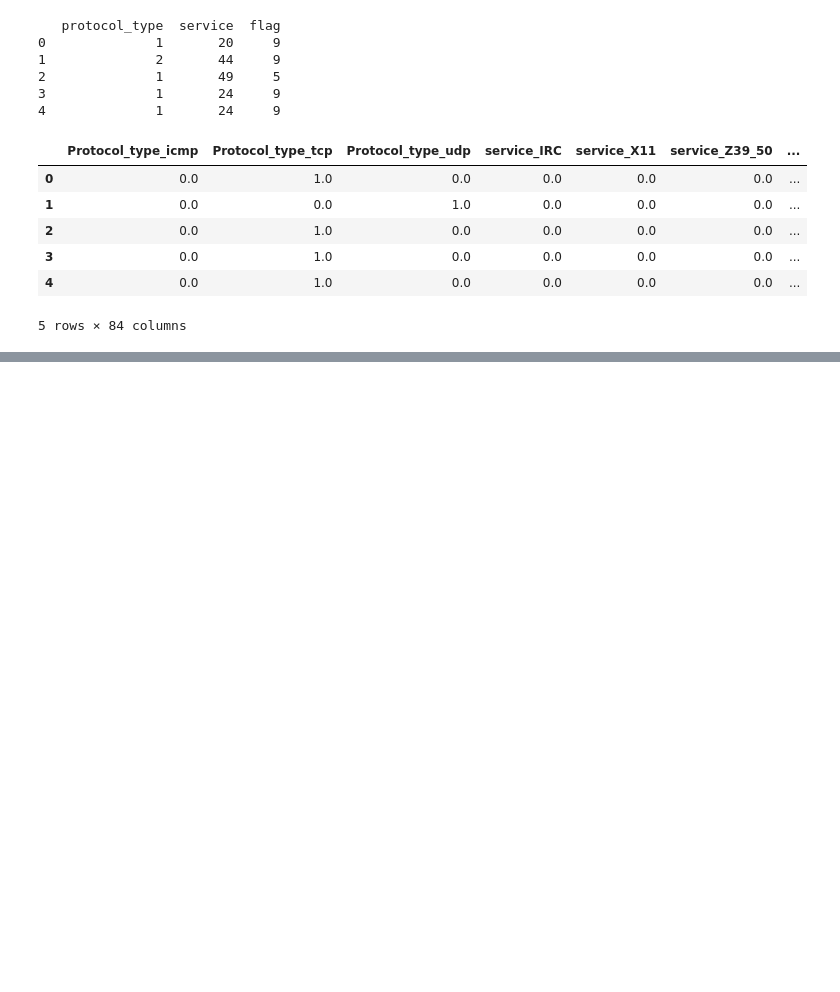
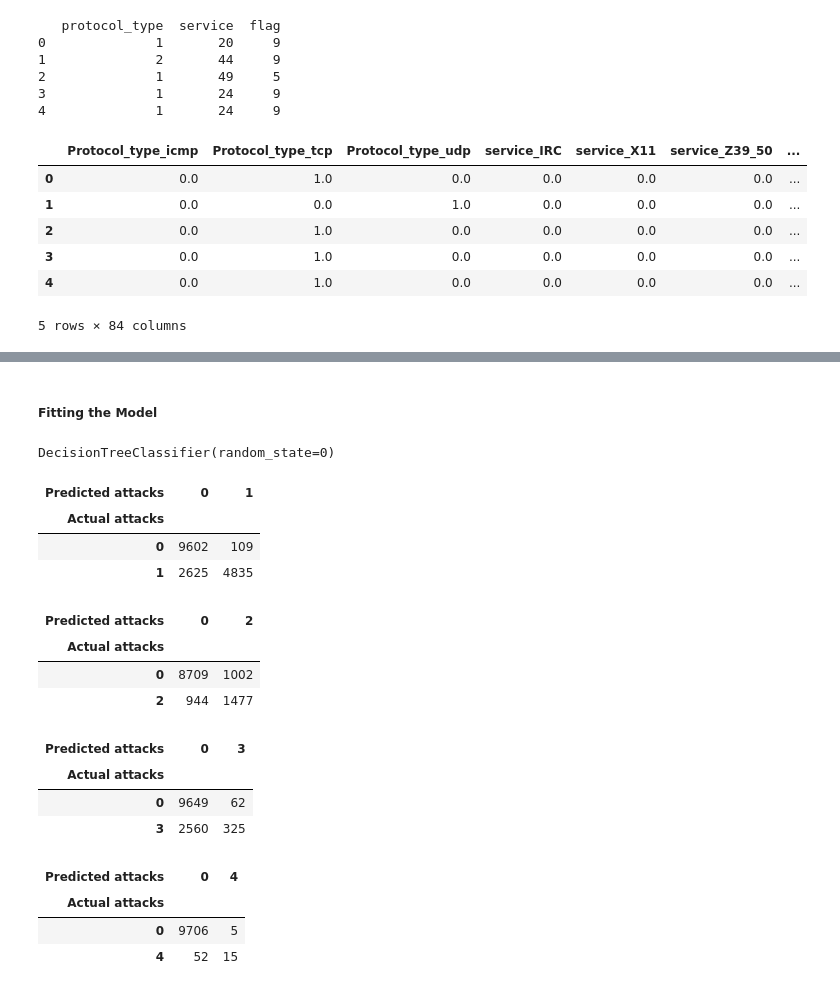
Before and after one commit to Namratha2301/IntrusionDetection, a Jupyter notebook: Intrusion Detection Using Machine Learning.ipynb, the cells around one changed output, grey strips where cells are left out. Cells and saved outputs as stored; diff of their text form; code cells hidden in the pictures; blank space fills up the shorter version.

```diff
--- a/Intrusion Detection Using Machine Learning.ipynb
+++ b/Intrusion Detection Using Machine Learning.ipynb
@@ -604,0 +860,69 @@ df_cat_data.head()
+# %% [markdown]
+##### Fitting the Model
+# %%
+# Declaring Objects
+
+clf_rfeDoS=DecisionTreeClassifier(random_state=0)
+clf_rfeProbe=DecisionTreeClassifier(random_state=0)
+clf_rfeR2L=DecisionTreeClassifier(random_state=0)
+clf_rfeU2R=DecisionTreeClassifier(random_state=0)
+
+# Fitting Models
+
+clf_rfeDoS.fit(X_rfeDoS, Y_DoS)
+clf_rfeProbe.fit(X_rfeProbe, Y_Probe)
+clf_rfeR2L.fit(X_rfeR2L, Y_R2L)
+clf_rfeU2R.fit(X_rfeU2R, Y_U2R)
+# %% [output]
+DecisionTreeClassifier(random_state=0)
+# %%
+# Generating Test Sets
+
+X_DoS_test2=X_DoS_test[:,rfecolindex_DoS]
+X_Probe_test2=X_Probe_test[:,rfecolindex_Probe]
+X_R2L_test2=X_R2L_test[:,rfecolindex_R2L]
+X_U2R_test2=X_U2R_test[:,rfecolindex_U2R]
+# %%
+# Testing for DOS
+
+Y_DoS_pred2=clf_rfeDoS.predict(X_DoS_test2)
+pd.crosstab(Y_DoS_test, Y_DoS_pred2, rownames=['Actual attacks'],
+            colnames=['Predicted attacks'])
+# %% [output]
+| Predicted attacks | 0 | 1 |
+| Actual attacks |  |  |
+| 0 | 9602 | 109 |
+| 1 | 2625 | 4835 |
+# %%
+# Testing for Probe
+
+Y_Probe_pred2=clf_rfeProbe.predict(X_Probe_test2)
+pd.crosstab(Y_Probe_test, Y_Probe_pred2, rownames=['Actual attacks'],
+            colnames=['Predicted attacks'])
+# %% [output]
+| Predicted attacks | 0 | 2 |
+| Actual attacks |  |  |
+| 0 | 8709 | 1002 |
+| 2 | 944 | 1477 |
+# %%
+# Testing for R2L
+
+Y_R2L_pred2=clf_rfeR2L.predict(X_R2L_test2)
+pd.crosstab(Y_R2L_test, Y_R2L_pred2, rownames=['Actual attacks'],
+            colnames=['Predicted attacks'])
+# %% [output]
+| Predicted attacks | 0 | 3 |
+| Actual attacks |  |  |
+| 0 | 9649 | 62 |
+| 3 | 2560 | 325 |
+# %%
+# Testing for U2R
+
+Y_U2R_pred2=clf_rfeU2R.predict(X_U2R_test2)
+pd.crosstab(Y_U2R_test, Y_U2R_pred2, rownames=['Actual attacks'],
+            colnames=['Predicted attacks'])
+# %% [output]
+| Predicted attacks | 0 | 4 |
+| Actual attacks |  |  |
+| 0 | 9706 | 5 |
+| 4 | 52 | 15 |
```
Also changed, not shown: parts of 26 cells of this notebook.
